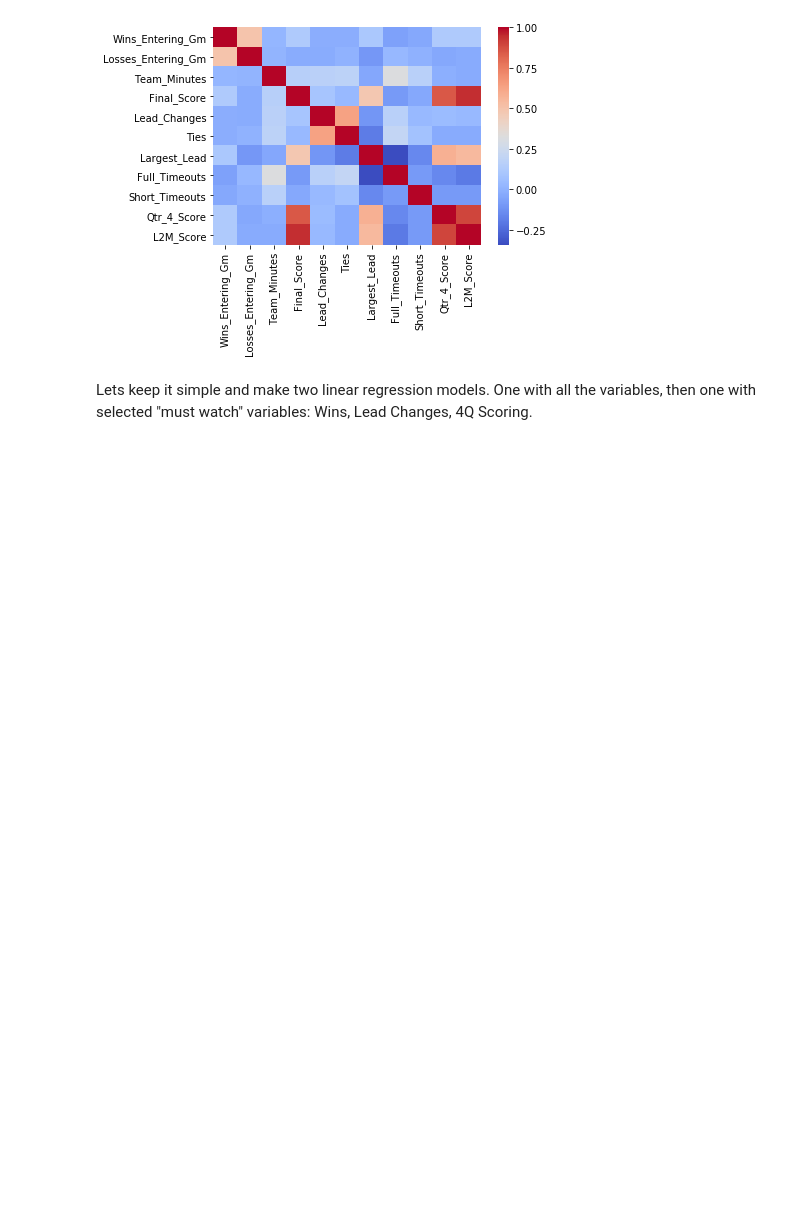
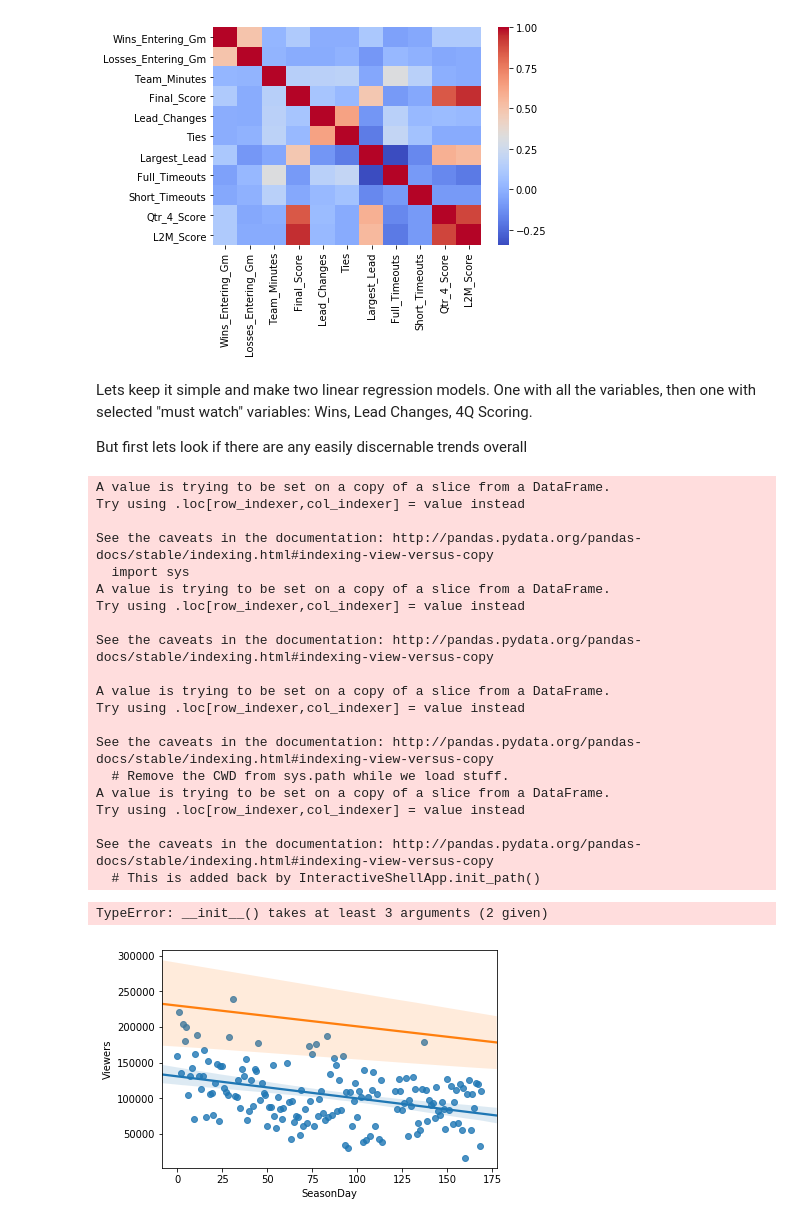
Before and after one commit to themp731/NYU_git, a Jupyter notebook: NBA_Hackathon/data_business/BusinessAnalytics.1.ipynb, the cells around one changed output. Drawn from its saved outputs; the diff is of its cells as text; code cells hidden in the pictures; blank space fills up the shorter version.

```diff
--- a/NBA_Hackathon/data_business/BusinessAnalytics.1.ipynb
+++ b/NBA_Hackathon/data_business/BusinessAnalytics.1.ipynb
@@ -30,6 +31,9 @@ trainingSet = pd.DataFrame(pd.read_csv("training_set.csv"))
 dfGameData["Game_Date"] = pd.to_datetime(dfGameData["Game_Date"], infer_datetime_format=True)
 dfPlayerData["Game_Date"] = pd.to_datetime(dfPlayerData["Game_Date"], infer_datetime_format=True)
 trainingSet["Game_Date"] = pd.to_datetime(trainingSet["Game_Date"], infer_datetime_format=True)
+
+# Remove Spaces from column names
+trainingSet.rename(columns={"Rounded Viewers":"Viewers"}, inplace=True)
 # %% [markdown]
 About 18-19% of the games are missing data.
 Lets save a dataframe that drops those.
@@ -70,3 +75,46 @@ sb.heatmap(dfGameData.drop(columns=["Game_ID"]).corr(method='pearson'), cmap='co
 [figure]
 # %% [markdown]
 Lets keep it simple and make two linear regression models. One with all the variables, then one with selected "must watch" variables: Wins, Lead Changes, 4Q Scoring.
+
+But first lets look if there are any easily discernable trends overall
+# %%
+# Group By Season
+seasons = pd.DataFrame(trainingSet.groupby(by=["Season","Game_Date"], as_index=False).sum())
+viewers1617 = seasons[seasons["Season"] == "2016-17"]
+viewers1718 = seasons[seasons["Season"] == "2017-18"]
+
+# Create 'Day of Season' Variable
+viewers1617["SeasonDay"] = viewers1617["Game_Date"] - min(viewers1617["Game_Date"])
+viewers1718["SeasonDay"] = viewers1718["Game_Date"] - min(viewers1617["Game_Date"])
+# Convert Time Deltas to Integer Values
+viewers1617["SeasonDay"] = (viewers1617["SeasonDay"] / np.timedelta64(1, 'D')).astype(int)
+viewers1718["SeasonDay"] = (viewers1718["SeasonDay"] / np.timedelta64(1, 'D')).astype(int)
+
+# Plot
+sb.regplot(x="SeasonDay", y="Viewers", data=viewers1617)
+sb.regplot(x="SeasonDay", y="Viewers", data=viewers1718)
+
+plt.annotate(s="Clear decline in viewership as season goes on", xycoord)
+# %% [output]
+A value is trying to be set on a copy of a slice from a DataFrame.
+Try using .loc[row_indexer,col_indexer] = value instead
+
+See the caveats in the documentation: http://pandas.pydata.org/pandas-docs/stable/indexing.html#indexing-view-versus-copy
+  import sys
+A value is trying to be set on a copy of a slice from a DataFrame.
+Try using .loc[row_indexer,col_indexer] = value instead
+
+See the caveats in the documentation: http://pandas.pydata.org/pandas-docs/stable/indexing.html#indexing-view-versus-copy
+
+A value is trying to be set on a copy of a slice from a DataFrame.
+Try using .loc[row_indexer,col_indexer] = value instead
+
+See the caveats in the documentation: http://pandas.pydata.org/pandas-docs/stable/indexing.html#indexing-view-versus-copy
+  # Remove the CWD from sys.path while we load stuff.
+A value is trying to be set on a copy of a slice from a DataFrame.
+Try using .loc[row_indexer,col_indexer] = value instead
+
+See the caveats in the documentation: http://pandas.pydata.org/pandas-docs/stable/indexing.html#indexing-view-versus-copy
+  # This is added back by InteractiveShellApp.init_path()
+TypeError: __init__() takes at least 3 arguments (2 given)
+[figure, added]
```
Also changed, not shown: parts of 3 cells of this notebook, 1 other file.
